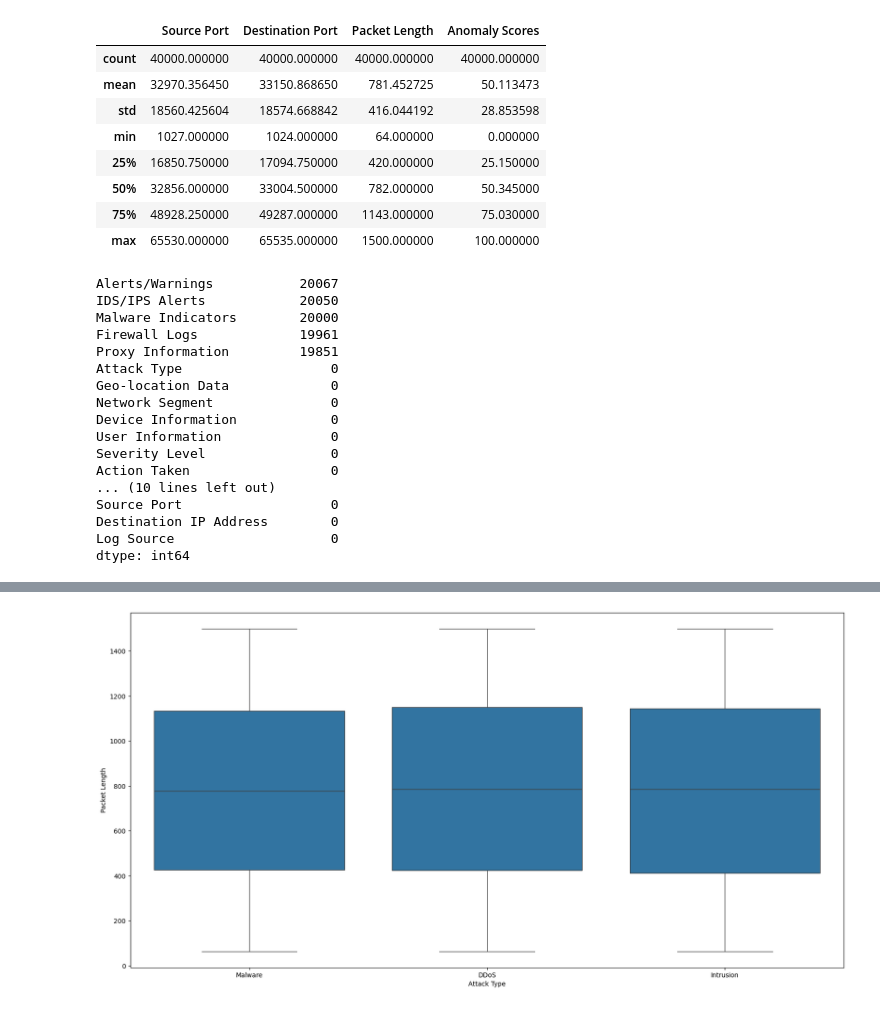
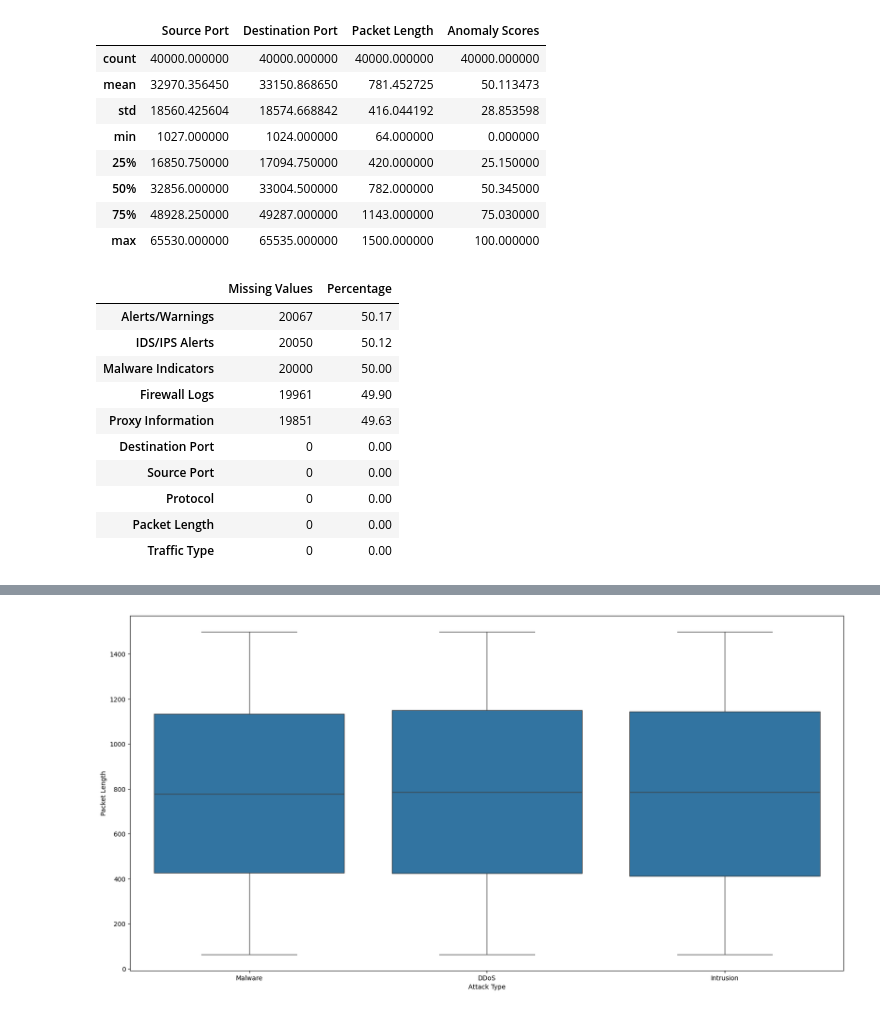
Before and after one commit to florianrst/CyberSecurity_ML, a Jupyter notebook: data_analysis/EDA.ipynb, the cells around one changed output, grey strips where cells are left out. Cells and saved outputs as stored; diff of their text form; code cells hidden in the pictures.

```diff
--- a/data_analysis/EDA.ipynb
+++ b/data_analysis/EDA.ipynb
@@ -53,22 +53,18 @@ df.describe()
 | 75% | 48928.250000 | 49287.000000 | 1143.000000 | 75.030000 |
 | max | 65530.000000 | 65535.000000 | 1500.000000 | 100.000000 |
 # %%
-df.isna().sum().sort_values(ascending=False)
+temp_data = df.isna().sum().sort_values(ascending=False).to_frame("Missing Values")
+temp_data["Percentage"] = (temp_data["Missing Values"] / 40000 * 100).round(2)
+temp_data.head(10)
 # %% [output]
-Alerts/Warnings           20067
-IDS/IPS Alerts            20050
-Malware Indicators        20000
-Firewall Logs             19961
-Proxy Information         19851
-Attack Type                   0
-Geo-location Data             0
-Network Segment               0
-Device Information            0
-User Information              0
-Severity Level                0
-Action Taken                  0
-... (10 lines left out)
-Source Port                   0
-Destination IP Address        0
-Log Source                    0
-dtype: int64
+|  | Missing Values | Percentage |
+| Alerts/Warnings | 20067 | 50.17 |
+| IDS/IPS Alerts | 20050 | 50.12 |
+| Malware Indicators | 20000 | 50.00 |
+| Firewall Logs | 19961 | 49.90 |
+| Proxy Information | 19851 | 49.63 |
+| Destination Port | 0 | 0.00 |
+| Source Port | 0 | 0.00 |
+| Protocol | 0 | 0.00 |
+| Packet Length | 0 | 0.00 |
+| Traffic Type | 0 | 0.00 |
```
Also changed, not shown: parts of 14 cells of this notebook.
